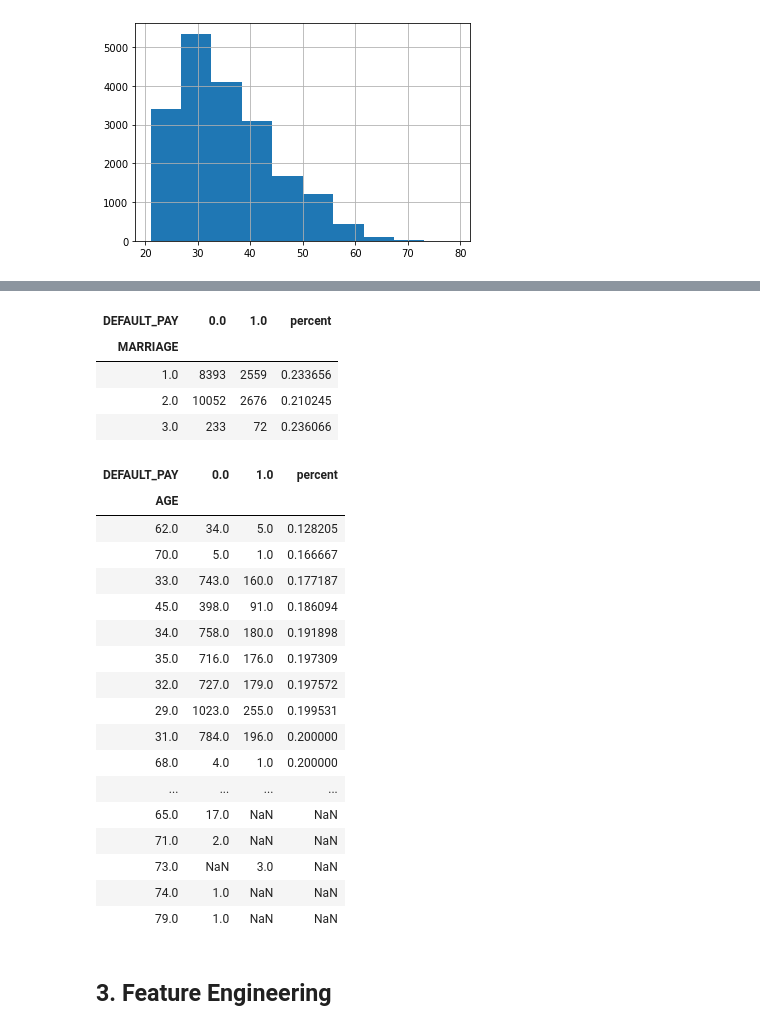
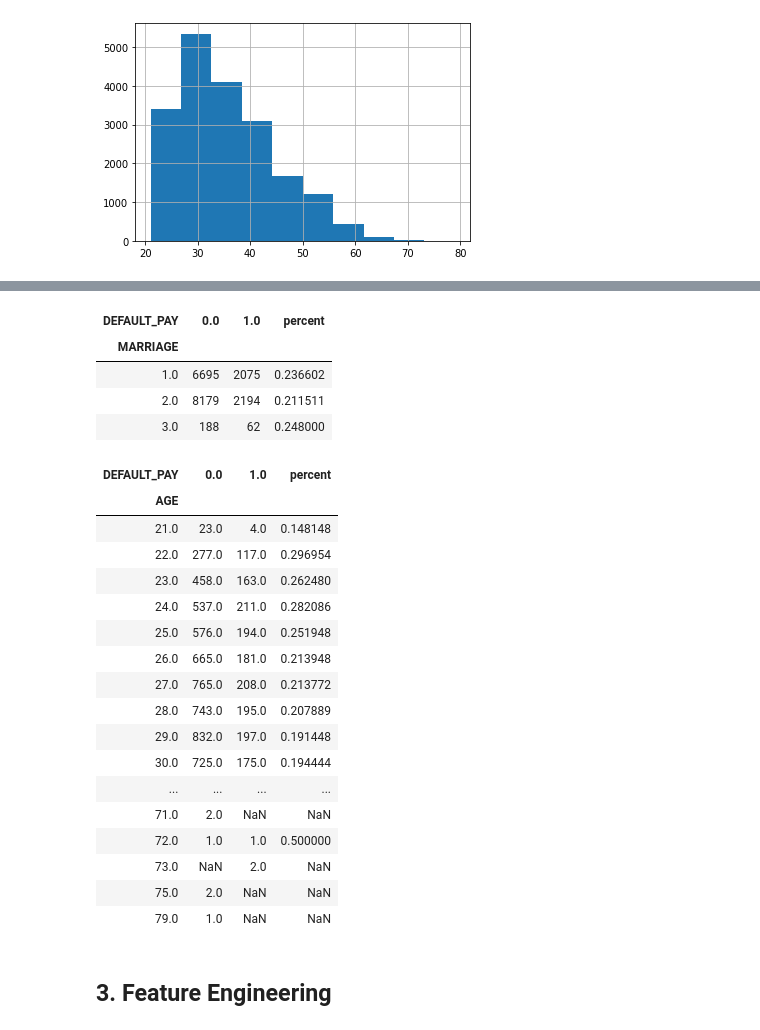
Before and after one commit to k0marrr1/nyc-mhtn-ds-010620-lectures, a Jupyter notebook: week-9/classification-assessment/classification-assessment.ipynb, the cells around one changed output, grey strips where cells are left out. Drawn from its saved outputs; the diff is of its cells as text; code cells hidden in the pictures.

```diff
--- a/week-9/classification-assessment/classification-assessment.ipynb
+++ b/week-9/classification-assessment/classification-assessment.ipynb
@@ -66,7 +71,7 @@ Name: PAY_1, dtype: int64
 # %%
 for i in df['EDUCATION']:
     if i == 5 or i == 6 or i == 0:
-        df.replace(i, 4, inplace=True)
+        df.EDUCATION.replace(i, 4, inplace=True)
 # %%
 df.PAY_1.value_counts()
 # %% [output]
@@ -86,6 +91,4 @@ Name: PAY_1, dtype: int64
 (-1=pay duly, 1=payment delay for one month, 2=payment delay for two months, … 8=payment delay for eight months, 9=payment delay for nine months and above)
 # %%
 df.rename(columns = {'default payment next month': 'DEFAULT_PAY'}, inplace=True)
-# %%
-df['DEFAULT_PAY'].replace(4, 0, inplace=True)
 # %%
@@ -174,7 +224,7 @@ gender.percent.mean()
 # %%
 #regardless of gender 22% of all people will default
 # %%
-def corr(Col1, Col2):
+def corrl(Col1, Col2):
     res = df.groupby([Col1, Col2]).size().unstack()
     res['percent'] = (res[res.columns[1]]/(res[res.columns[0]] + res[res.columns[1]]))
     return res
@@ -190,33 +240,33 @@ corr('EDUCATION', 'DEFAULT_PAY')
 # %%
 # The amount of Education Decreases the percent of Default
 # %%
-corr('MARRIAGE', 'DEFAULT_PAY')
+corrl('MARRIAGE', 'DEFAULT_PAY')
 # %% [output]
 | DEFAULT_PAY | 0.0 | 1.0 | percent |
 | MARRIAGE |  |  |  |
-| 1.0 | 8393 | 2559 | 0.233656 |
-| 2.0 | 10052 | 2676 | 0.210245 |
-| 3.0 | 233 | 72 | 0.236066 |
+| 1.0 | 6695 | 2075 | 0.236602 |
+| 2.0 | 8179 | 2194 | 0.211511 |
+| 3.0 | 188 | 62 | 0.248000 |
 # %%
 #Single people have a lower chance of defaulting
 # %%
-corr('AGE', 'DEFAULT_PAY').sort_values('percent')
+corrl('AGE', 'DEFAULT_PAY').sort_values('AGE')
 # %% [output]
 | DEFAULT_PAY | 0.0 | 1.0 | percent |
 | AGE |  |  |  |
-| 62.0 | 34.0 | 5.0 | 0.128205 |
-| 70.0 | 5.0 | 1.0 | 0.166667 |
-| 33.0 | 743.0 | 160.0 | 0.177187 |
-| 45.0 | 398.0 | 91.0 | 0.186094 |
-| 34.0 | 758.0 | 180.0 | 0.191898 |
-| 35.0 | 716.0 | 176.0 | 0.197309 |
-| 32.0 | 727.0 | 179.0 | 0.197572 |
-| 29.0 | 1023.0 | 255.0 | 0.199531 |
-| 31.0 | 784.0 | 196.0 | 0.200000 |
-| 68.0 | 4.0 | 1.0 | 0.200000 |
+| 21.0 | 23.0 | 4.0 | 0.148148 |
+| 22.0 | 277.0 | 117.0 | 0.296954 |
+| 23.0 | 458.0 | 163.0 | 0.262480 |
+| 24.0 | 537.0 | 211.0 | 0.282086 |
+| 25.0 | 576.0 | 194.0 | 0.251948 |
+| 26.0 | 665.0 | 181.0 | 0.213948 |
+| 27.0 | 765.0 | 208.0 | 0.213772 |
+| 28.0 | 743.0 | 195.0 | 0.207889 |
+| 29.0 | 832.0 | 197.0 | 0.191448 |
+| 30.0 | 725.0 | 175.0 | 0.194444 |
 | ... | ... | ... | ... |
-| 65.0 | 17.0 | NaN | NaN |
 | 71.0 | 2.0 | NaN | NaN |
-| 73.0 | NaN | 3.0 | NaN |
-| 74.0 | 1.0 | NaN | NaN |
+| 72.0 | 1.0 | 1.0 | 0.500000 |
+| 73.0 | NaN | 2.0 | NaN |
+| 75.0 | 2.0 | NaN | NaN |
 | 79.0 | 1.0 | NaN | NaN |
```
Also changed, not shown: parts of 18 cells of this notebook, 1 other file.
